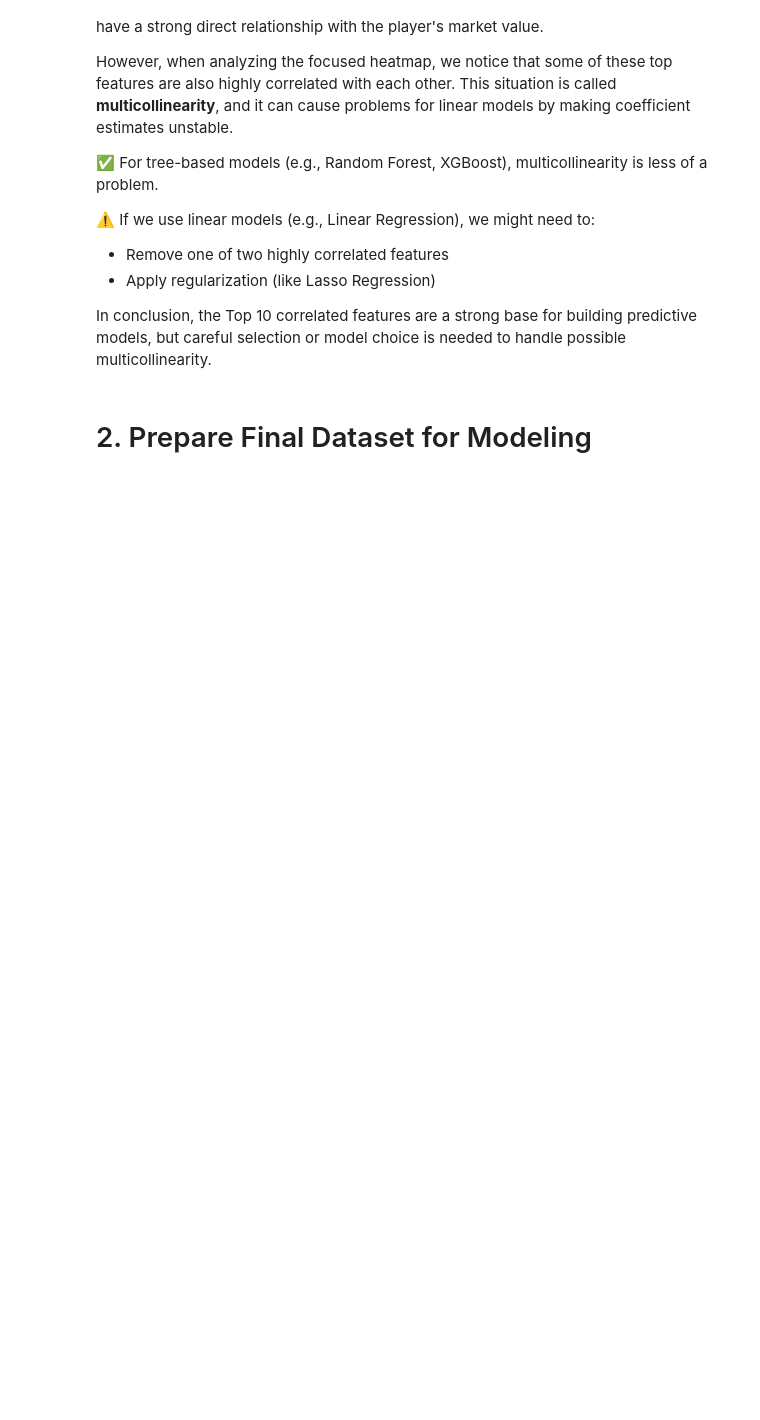
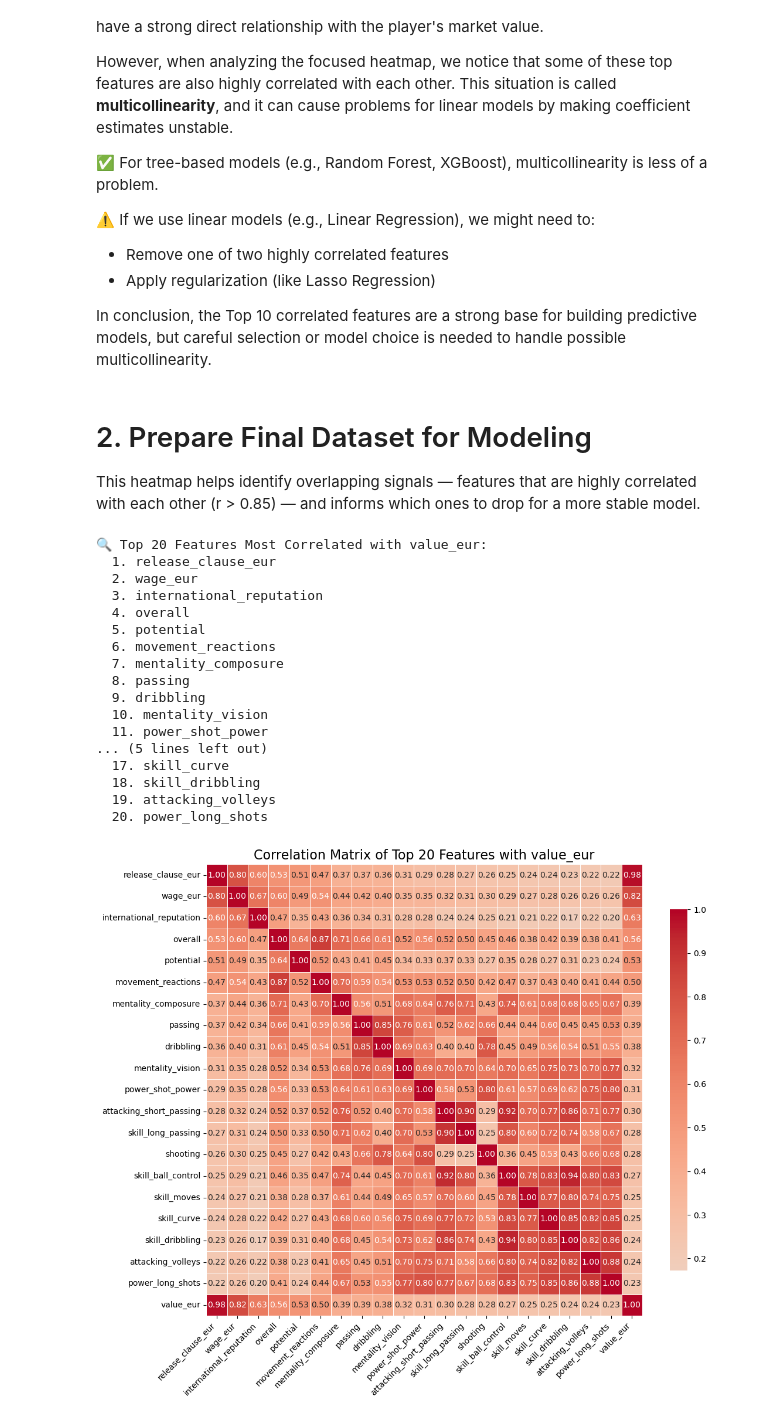
Before and after one commit to Martin3214133/football-value-prediction, a Jupyter notebook: notebooks/main_features.ipynb, the cells around one changed output. Saved outputs shown, nothing was run; the diff lists cells and outputs as text; code cells hidden in the pictures; blank space fills up the shorter version.

```diff
--- a/notebooks/main_features.ipynb
+++ b/notebooks/main_features.ipynb
@@ -194,3 +227,81 @@ This situation is called **multicollinearity**, and it can cause problems for li
 In conclusion, the Top 10 correlated features are a strong base for building predictive models, but careful selection or model choice is needed to handle possible multicollinearity.
 # %% [markdown]
 # 2. Prepare Final Dataset for Modeling
+
+This heatmap helps identify overlapping signals — features that are highly correlated with each other (r > 0.85) — and informs which ones to drop for a more stable model.
+# %%
+import numpy as np
+# Reselect top 20 absolute correlation with value_eur
+top20_features = value_corr.abs().sort_values(ascending=False).head(20).index.tolist()
+print("\n🔍 Top 20 Features Most Correlated with value_eur:")
+for i, feat in enumerate(top20_features, 1):
+    print(f"  {i}. {feat}")
+# Create a correlation matrix of the selected features
+corr_matrix = train_numerical[top20_features].corr().abs()
+
+# Add 'value_eur' back for heatmap comparison
+top20_plus_value = top20_features + ['value_eur']
+
+# Correlation matrix for heatmap
+top20_corr_matrix = train_numerical[top20_plus_value].corr()
+
+# Plot heatmap
+plt.figure(figsize=(12, 10))
+sns.heatmap(top20_corr_matrix,
+            cmap='coolwarm',
+            center=0,
+            annot=True,
+            fmt='.2f',
+            linewidths=0.5,
+            cbar_kws={'shrink': 0.8})
+plt.title('Correlation Matrix of Top 20 Features with value_eur', fontsize=16)
+plt.xticks(rotation=45, ha='right')
+plt.yticks(rotation=0)
+plt.show()
+
+# Keep upper triangle (no duplicates)
+upper_triangle = corr_matrix.where(np.triu(np.ones(corr_matrix.shape), k=1).astype(bool))
+
+# Identify highly correlated pairs (above threshold)
+high_corr_pairs = []
+for col in upper_triangle.columns:
+    for row in upper_triangle.index:
+        corr_value = upper_triangle.loc[row, col]
+        if pd.notnull(corr_value) and corr_value > 0.85:
+            high_corr_pairs.append((row, col, round(corr_value, 2)))
+
+# Print high correlation pairs
+print("\n🔗 Highly Correlated Feature Pairs (r > 0.85):")
+if high_corr_pairs:
+    for row, col, score in high_corr_pairs:
+        print(f"  - {row} ↔ {col}  |  Correlation: {score}")
+else:
+    print("  None found.")
+
+# Remove one feature from each pair (keep the first, drop the second)
+redundant_features = {col for _, col, _ in high_corr_pairs}
+final_selected_features = [f for f in top20_features if f not in redundant_features]
+
+# Final list of selected features
+print("\n✅ Final Features after Removing Multicollinearity:")
+for i, feat in enumerate(final_selected_features, 1):
+    print(f"  {i}. {feat}")
+# %% [output]
+🔍 Top 20 Features Most Correlated with value_eur:
+  1. release_clause_eur
+  2. wage_eur
+  3. international_reputation
+  4. overall
+  5. potential
+  6. movement_reactions
+  7. mentality_composure
+  8. passing
+  9. dribbling
+  10. mentality_vision
+  11. power_shot_power
+... (5 lines left out)
+  17. skill_curve
+  18. skill_dribbling
+  19. attacking_volleys
+  20. power_long_shots
+[figure, added]
```
Also changed, not shown: parts of 7 cells of this notebook.
